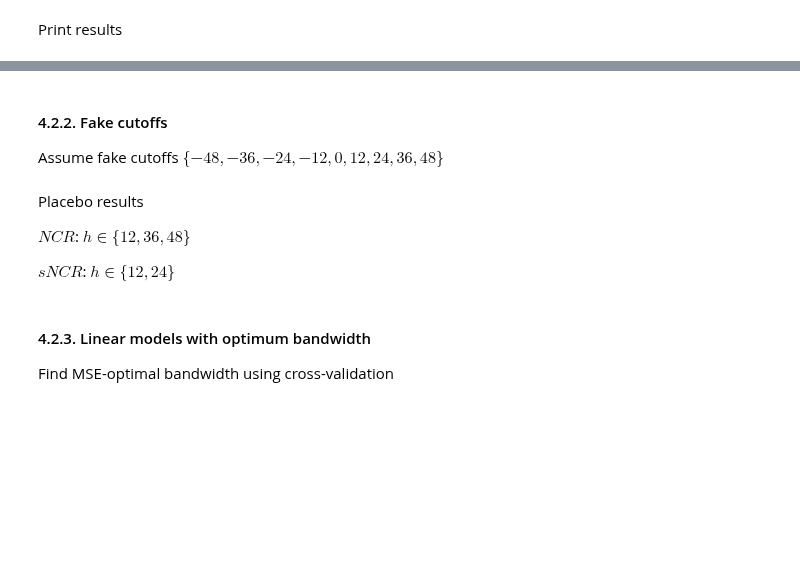
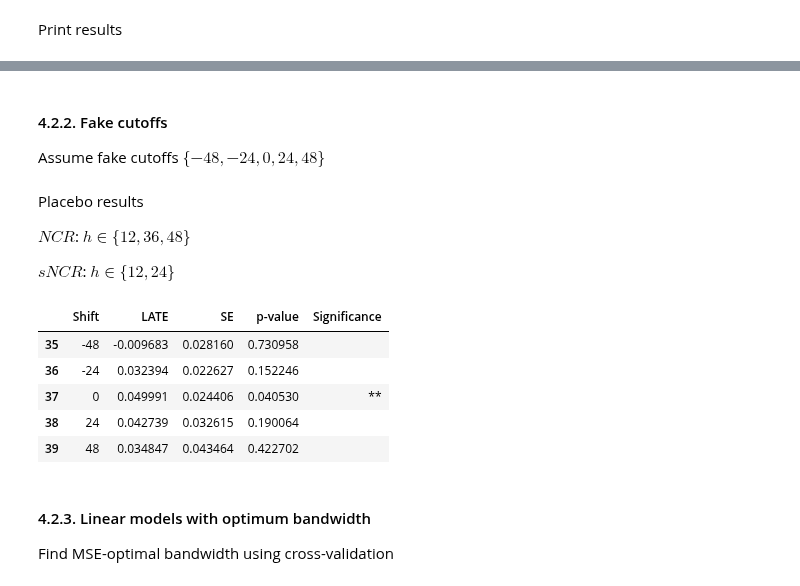
Before and after one commit to ArturoSbr/youtube-dislike-count, a Jupyter notebook: cod/02_analysis/01_analysis.ipynb, the cells around one changed output, grey strips where cells are left out. Saved outputs shown, nothing was run; the diff lists cells and outputs as text; code cells hidden in the pictures; blank space fills up the shorter version.

```diff
--- a/cod/02_analysis/01_analysis.ipynb
+++ b/cod/02_analysis/01_analysis.ipynb
@@ -485,7 +563,7 @@ res
 # %% [markdown]
 #### 4.2.2. Fake cutoffs
 
-Assume fake cutoffs $\{-48, -36, -24, -12, 0, 12, 24, 36, 48\}$
+Assume fake cutoffs $\{-48, -24, 0, 24, 48\}$
 # %%
 # Convert targets to readable titles
 depvar = {'ncr1': 'NCR', 'ncr2': 'sNCR'}
@@ -500,7 +578,7 @@ for target in ['ncr1', 'ncr2']:
     for h in hours:
 
         # Iterate over shifts
-        for s in np.arange(-48, 48+1, 12):
+        for s in np.arange(-48, 48+1, 24):
 
             # Copy data (after dropping videos with no comments)
             d = df.loc[
@@ -553,17 +631,25 @@ $NCR$: $h \in \{12, 36, 48\}$
 $sNCR$: $h \in \{12, 24\}$
 # %%
 # Pick case
-y = 'NCR (h = 36)'
+y = 'sNCR (h = 24)'
 res = shifted.loc[shifted['Case'].eq(y), 'Shift':]
+
+# View
 res
-
-print(
-    res.to_latex(
-        index=False,
-        float_format='%.3f',
-        caption=f'Placebo cutoffs {y}',
-    )
-)
+# print(
+#     res.to_latex(
+#         index=False,
+#         float_format='%.3f',
+#         caption=f'Placebo cutoffs {y}',
+#     )
+# )
+# %% [output]
+|  | Shift | LATE | SE | p-value | Significance |
+| 35 | -48 | -0.009683 | 0.028160 | 0.730958 |  |
+| 36 | -24 | 0.032394 | 0.022627 | 0.152246 |  |
+| 37 | 0 | 0.049991 | 0.024406 | 0.040530 | ** |
+| 38 | 24 | 0.042739 | 0.032615 | 0.190064 |  |
+| 39 | 48 | 0.034847 | 0.043464 | 0.422702 |  |
 # %% [markdown]
 #### 4.2.3. Linear models with optimum bandwidth
 Find MSE-optimal bandwidth using cross-validation
```
Also changed, not shown: parts of 17 cells of this notebook.
